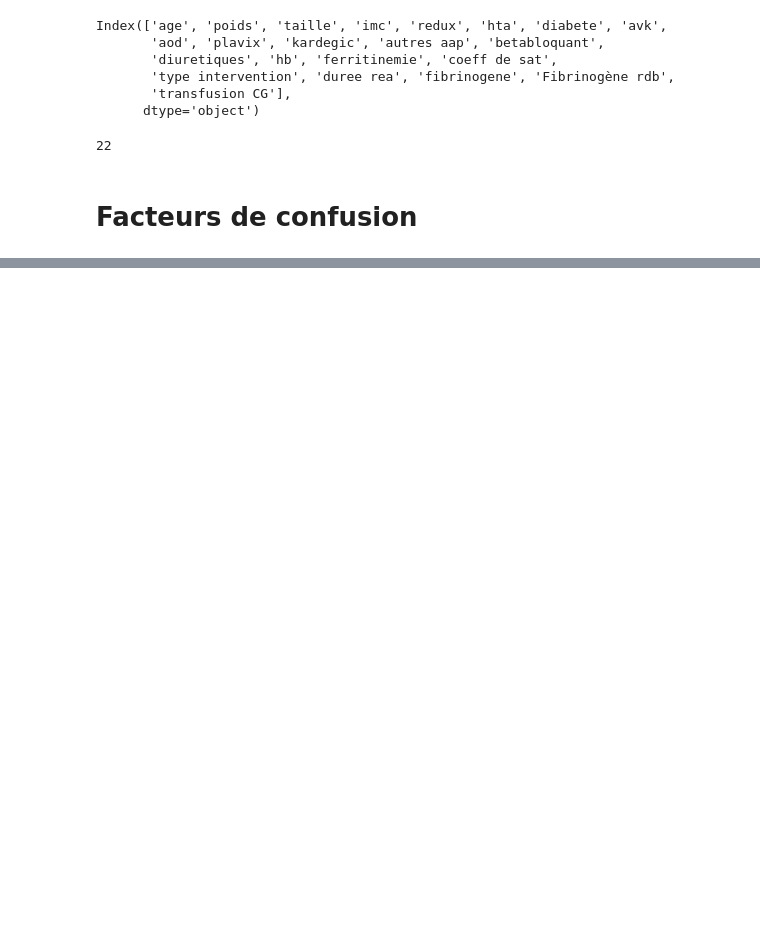
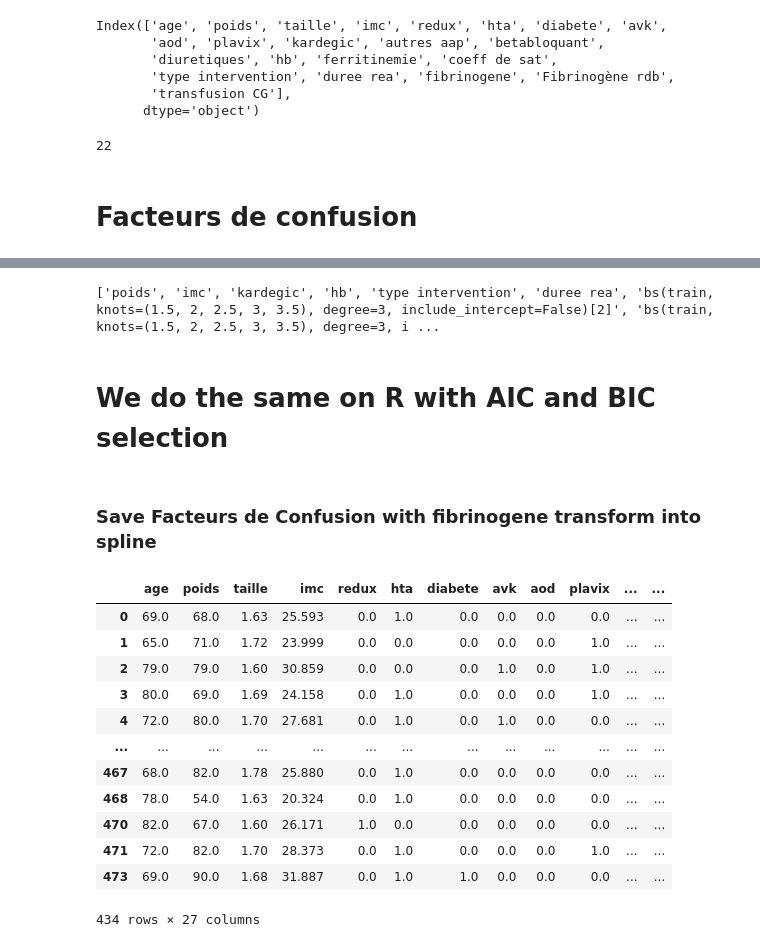
Before and after one commit to sophiayazzourh/Projet_Innovation_Recherche, a Jupyter notebook: U_Shape_and_Variable_selection.ipynb, the cells around one changed output, grey strips where cells are left out. Drawn from its saved outputs; the diff is of its cells as text; code cells hidden in the pictures; blank space fills up the shorter version.

```diff
--- a/U_Shape_and_Variable_selection.ipynb
+++ b/U_Shape_and_Variable_selection.ipynb
@@ -95,0 +255,4 @@ sbs.subsets_
+# %%
+## Cubic spline (B_Spline) process on fibrinogene rdb
+transformed_fibri = dmatrix("bs(train, knots=(1.5, 2, 2.5, 3, 3.5), degree=3, include_intercept=False)", {"train": data['Fibrinogène rdb']},return_type='dataframe')
+Facteurs_Confusion_Spline = pd.concat([data.copy(),transformed_fibri], axis = 1)
@@ -95,0 +338,40 @@ sbs.subsets_
+# %%
+#Backward Elimination
+cols = list(X.columns)
+pmax = 1
+while (len(cols)>0):
+    p=[]
+    X_1 = X[cols]
+    X_1 = sm.add_constant(X_1)
+    model = sm.OLS(y.astype(float),X_1.astype(float)).fit()
+    p = pd.Series(model.pvalues.values[1:],index = cols)
+    pmax = max(p)
+    feature_with_p_max = p.idxmax()
+    if(pmax>0.05):
+        cols.remove(feature_with_p_max)
+    else:
+        break
+selected_features_BE = cols
+print(selected_features_BE)
+# %% [output]
+['poids', 'imc', 'kardegic', 'hb', 'type intervention', 'duree rea', 'bs(train, knots=(1.5, 2, 2.5, 3, 3.5), degree=3, include_intercept=False)[2]', 'bs(train, knots=(1.5, 2, 2.5, 3, 3.5), degree=3, i ...
+# %% [markdown]
+# We do the same on R with AIC and BIC selection
+# %% [markdown]
+### Save Facteurs de Confusion with fibrinogene transform into spline
+# %%
+Facteurs_Confusion_Spline[:-1]
+# %% [output]
+|  | age | poids | taille | imc | redux | hta | diabete | avk | aod | plavix | ... | ... |
+| 0 | 69.0 | 68.0 | 1.63 | 25.593 | 0.0 | 1.0 | 0.0 | 0.0 | 0.0 | 0.0 | ... | ... |
+| 1 | 65.0 | 71.0 | 1.72 | 23.999 | 0.0 | 0.0 | 0.0 | 0.0 | 0.0 | 1.0 | ... | ... |
+| 2 | 79.0 | 79.0 | 1.60 | 30.859 | 0.0 | 0.0 | 0.0 | 1.0 | 0.0 | 1.0 | ... | ... |
+| 3 | 80.0 | 69.0 | 1.69 | 24.158 | 0.0 | 1.0 | 0.0 | 0.0 | 0.0 | 1.0 | ... | ... |
+| 4 | 72.0 | 80.0 | 1.70 | 27.681 | 0.0 | 1.0 | 0.0 | 1.0 | 0.0 | 0.0 | ... | ... |
+| ... | ... | ... | ... | ... | ... | ... | ... | ... | ... | ... | ... | ... |
+| 467 | 68.0 | 82.0 | 1.78 | 25.880 | 0.0 | 1.0 | 0.0 | 0.0 | 0.0 | 0.0 | ... | ... |
+| 468 | 78.0 | 54.0 | 1.63 | 20.324 | 0.0 | 1.0 | 0.0 | 0.0 | 0.0 | 0.0 | ... | ... |
+| 470 | 82.0 | 67.0 | 1.60 | 26.171 | 1.0 | 0.0 | 0.0 | 0.0 | 0.0 | 0.0 | ... | ... |
+| 471 | 72.0 | 82.0 | 1.70 | 28.373 | 0.0 | 1.0 | 0.0 | 0.0 | 0.0 | 1.0 | ... | ... |
+| 473 | 69.0 | 90.0 | 1.68 | 31.887 | 0.0 | 1.0 | 1.0 | 0.0 | 0.0 | 0.0 | ... | ... |
+434 rows × 27 columns
```
Also changed, not shown: parts of 34 cells of this notebook, 1 other file.
